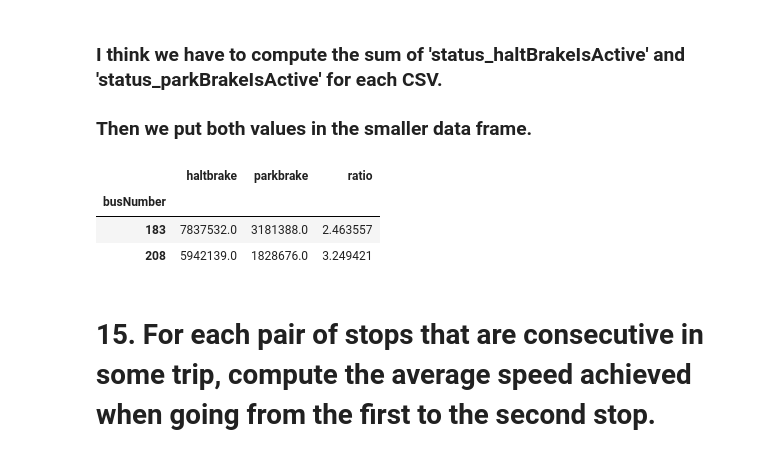
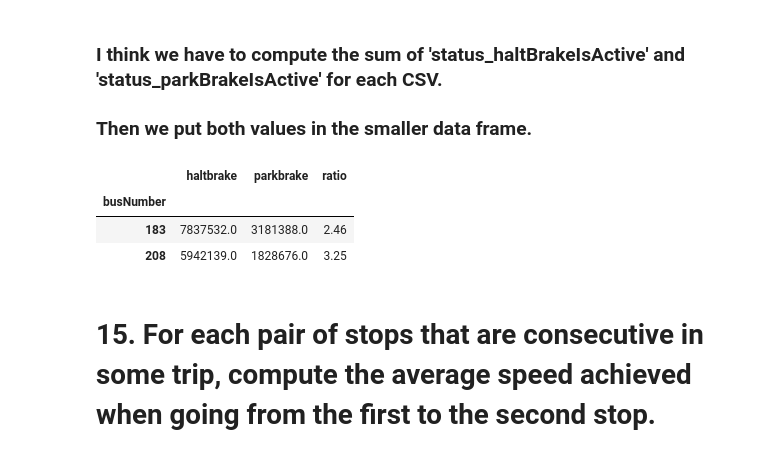
Before and after one commit to andrecardinali/progettocs, a Jupyter notebook: Project.ipynb, the cells around one changed output. Cells and saved outputs as stored; diff of their text form; code cells hidden in the pictures.

```diff
--- a/Project.ipynb
+++ b/Project.ipynb
@@ -361,15 +360,15 @@ for name in df['name']:
         bella[name] = (name, haltbrake, parkbrake)
 # %%
 bella_df = pd.DataFrame.from_dict(bella, orient='index', columns=['name', 'haltbrake', 'parkbrake']) # Convert the dictionary to a DataFrame
-df = pd.merge(df,bella_df)
+df = pd.merge(df,bella_df, on='name')
 # %%
 brake_time = df.groupby('busNumber')[['haltbrake', 'parkbrake']].sum()
-brake_time['ratio'] = brake_time['haltbrake']/brake_time['parkbrake']
+brake_time['ratio'] = (brake_time['haltbrake']/brake_time['parkbrake']).round(2)
 brake_time
 # %% [output]
 |  | haltbrake | parkbrake | ratio |
 | busNumber |  |  |  |
-| 183 | 7837532.0 | 3181388.0 | 2.463557 |
-| 208 | 5942139.0 | 1828676.0 | 3.249421 |
+| 183 | 7837532.0 | 3181388.0 | 2.46 |
+| 208 | 5942139.0 | 1828676.0 | 3.25 |
 # %% [markdown]
 # 15. For each pair of stops that are consecutive in some trip, compute the average speed achieved when going from the first to the second stop.
```
Also changed, not shown: parts of 3 cells of this notebook.
